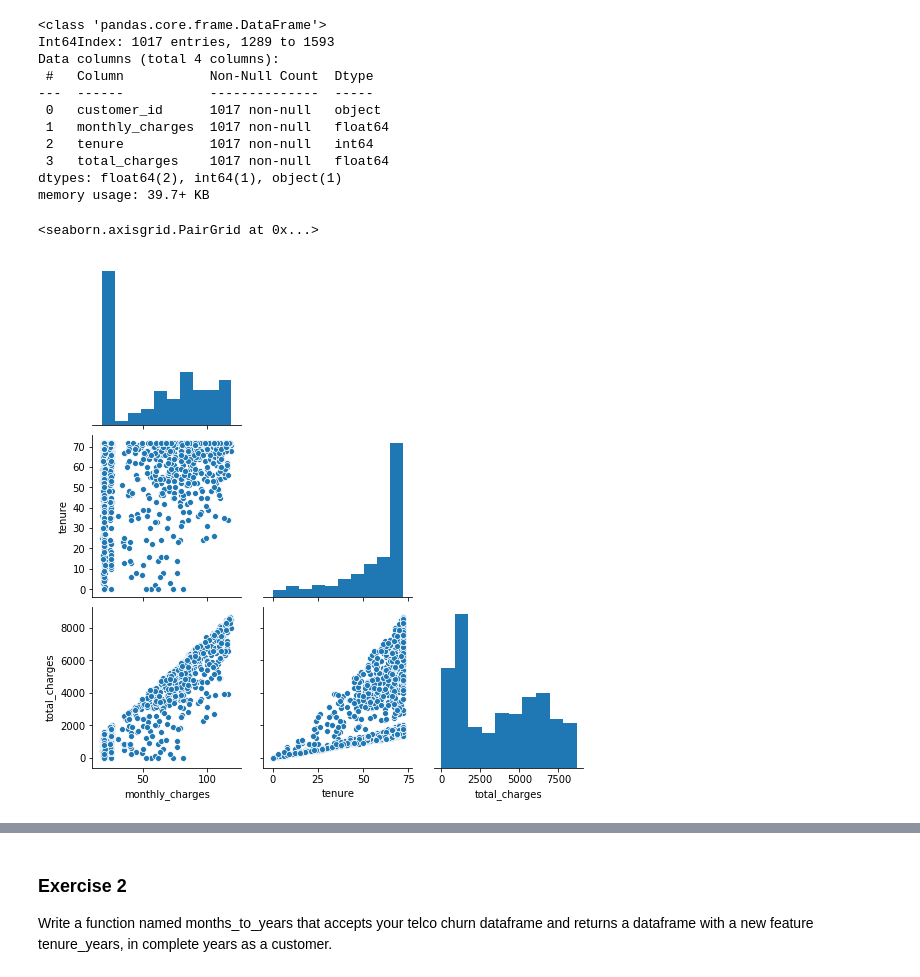
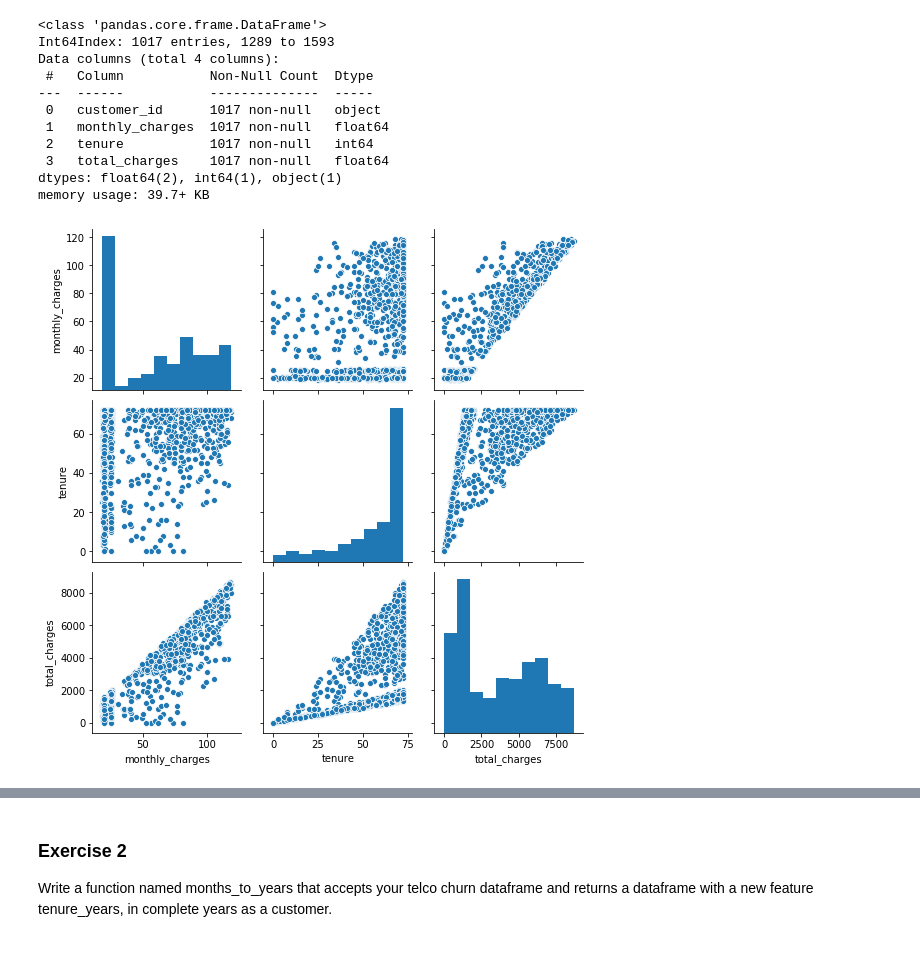
Before and after one commit to gilbert-noriega-ii/regression-exercises, a Jupyter notebook: explore_telco.ipynb, the cells around one changed output, grey strips where cells are left out. Drawn from its saved outputs; the diff is of its cells as text; code cells hidden in the pictures.

```diff
--- a/explore_telco.ipynb
+++ b/explore_telco.ipynb
@@ -37,10 +37,10 @@ Data columns (total 4 columns):
 dtypes: float64(2), int64(1), object(1)
 memory usage: 39.7+ KB
 # %%
-sns.pairplot(train, corner = True)
+sns.pairplot(train)
+plt.show()
 # %% [output]
-<seaborn.axisgrid.PairGrid at 0x...>
-[figure, old version]
+[figure, new version]
 # %%
 explore.plot_variable_pairs(train)
 # %% [output]
```
Also changed, not shown: parts of 6 cells of this notebook.
